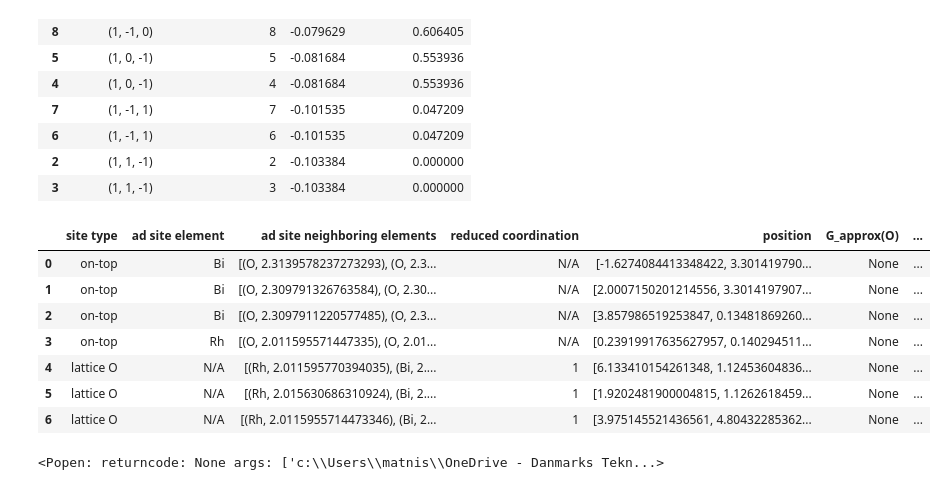
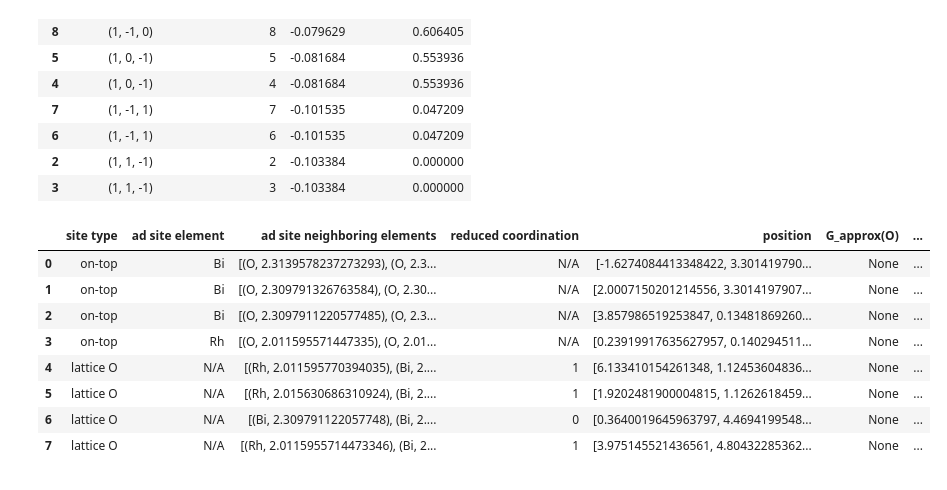
Before and after one commit to Matminator/GNoME_DREAMS_OER_screening, a Jupyter notebook: notebooks/sudo_workflow.ipynb, the cells around one changed output. Cells and saved outputs as stored; diff of their text form; code cells hidden in the pictures.

Commit message:
rework of oer_surface_study, now applaying functions from ad_site_determination.py

```diff
--- a/notebooks/sudo_workflow.ipynb
+++ b/notebooks/sudo_workflow.ipynb
@@ -87,20 +87,18 @@ ranking.sort_values('Normalized score', ascending=False)
 | 2 | (1, 1, -1) | 2 | -0.103384 | 0.000000 |
 | 3 | (1, 1, -1) | 3 | -0.103384 | 0.000000 |
 # %%
-study.get_init_adsorption_sites_df(10)
+study.get_init_adsorption_sites_df(10, only_reduced_coord_O_sites=False)
+# view(study.get_init_adsorption_sites_atoms(10, only_reduced_coord_O_sites=False))
 # %% [output]
 |  | site type | ad site element | ad site neighboring elements | reduced coordination | position | G_approx(O) | ... |
 | 0 | on-top | Bi | [(O, 2.3139578237273293), (O, 2.3... | N/A | [-1.6274084413348422, 3.301419790... | None | ... |
 | 1 | on-top | Bi | [(O, 2.309791326763584), (O, 2.30... | N/A | [2.0007150201214556, 3.3014197907... | None | ... |
 | 2 | on-top | Bi | [(O, 2.3097911220577485), (O, 2.3... | N/A | [3.857986519253847, 0.13481869260... | None | ... |
 | 3 | on-top | Rh | [(O, 2.011595571447335), (O, 2.01... | N/A | [0.23919917635627957, 0.140294511... | None | ... |
 | 4 | lattice O | N/A | [(Rh, 2.011595770394035), (Bi, 2.... | 1 | [6.133410154261348, 1.12453604836... | None | ... |
 | 5 | lattice O | N/A | [(Rh, 2.015630686310924), (Bi, 2.... | 1 | [1.9202481900004815, 1.1262618459... | None | ... |
-| 6 | lattice O | N/A | [(Rh, 2.0115955714473346), (Bi, 2... | 1 | [3.975145521436561, 4.80432285362... | None | ... |
+| 6 | lattice O | N/A | [(Bi, 2.309791122057748), (Bi, 2.... | 0 | [0.3640019645963797, 4.4694199548... | None | ... |
+| 7 | lattice O | N/A | [(Rh, 2.0115955714473346), (Bi, 2... | 1 | [3.975145521436561, 4.80432285362... | None | ... |
-# %%
-view(study.get_init_adsorption_sites_atoms(10))
-# %% [output]
-<Popen: returncode: None args: ['c:\\Users\\matnis\\OneDrive - Danmarks Tekn...>
 # %%
 study.initialize_oer_surface_study(0)
 # %%
```
Also changed, not shown: parts of 14 cells of this notebook, 7 other files.
